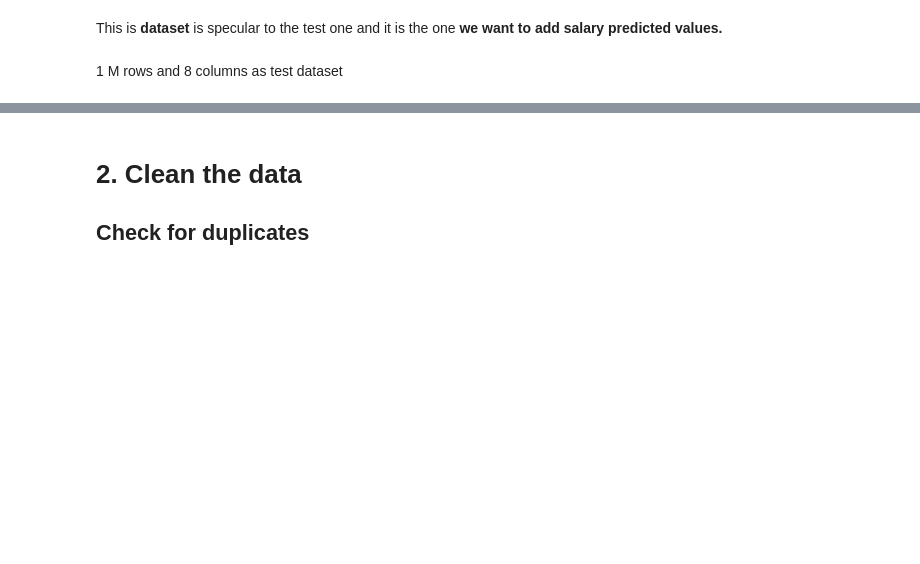
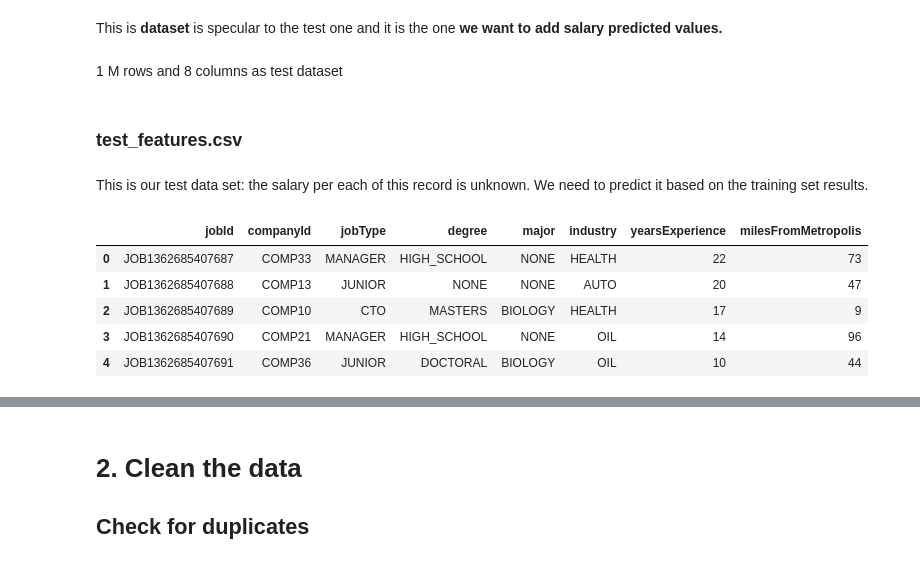
Before and after one commit to gaialeli/salarypredictionportfolio, a Jupyter notebook: Salary Prediction.ipynb, the cells around one changed output, grey strips where cells are left out. Saved outputs shown, nothing was run; the diff lists cells and outputs as text; code cells hidden in the pictures; blank space fills up the shorter version.

Commit message:
Rearranging data sets (training first)

```diff
--- a/Salary Prediction.ipynb
+++ b/Salary Prediction.ipynb
@@ -136,3 +96,7 @@ memory usage: 61.0+ MB
 This is **dataset** is specular to the test one and it is the one **we want to add salary predicted values.**
 # %% [markdown]
 1 M rows and 8 columns as test dataset
+# %% [markdown]
+### **test_features.csv**
+# %% [markdown]
+This is our test data set: the salary per each of this record is unknown. We need to predict it based on the training set results.
@@ -138,0 +106,9 @@ This is **dataset** is specular to the test one and it is the one **we want to a
+# %%
+test.head()
+# %% [output]
+|  | jobId | companyId | jobType | degree | major | industry | yearsExperience | milesFromMetropolis |
+| 0 | JOB1362685407687 | COMP33 | MANAGER | HIGH_SCHOOL | NONE | HEALTH | 22 | 73 |
+| 1 | JOB1362685407688 | COMP13 | JUNIOR | NONE | NONE | AUTO | 20 | 47 |
+| 2 | JOB1362685407689 | COMP10 | CTO | MASTERS | BIOLOGY | HEALTH | 17 | 9 |
+| 3 | JOB1362685407690 | COMP21 | MANAGER | HIGH_SCHOOL | NONE | OIL | 14 | 96 |
+| 4 | JOB1362685407691 | COMP36 | JUNIOR | DOCTORAL | BIOLOGY | OIL | 10 | 44 |
```
Also changed, not shown: parts of 23 cells of this notebook.
